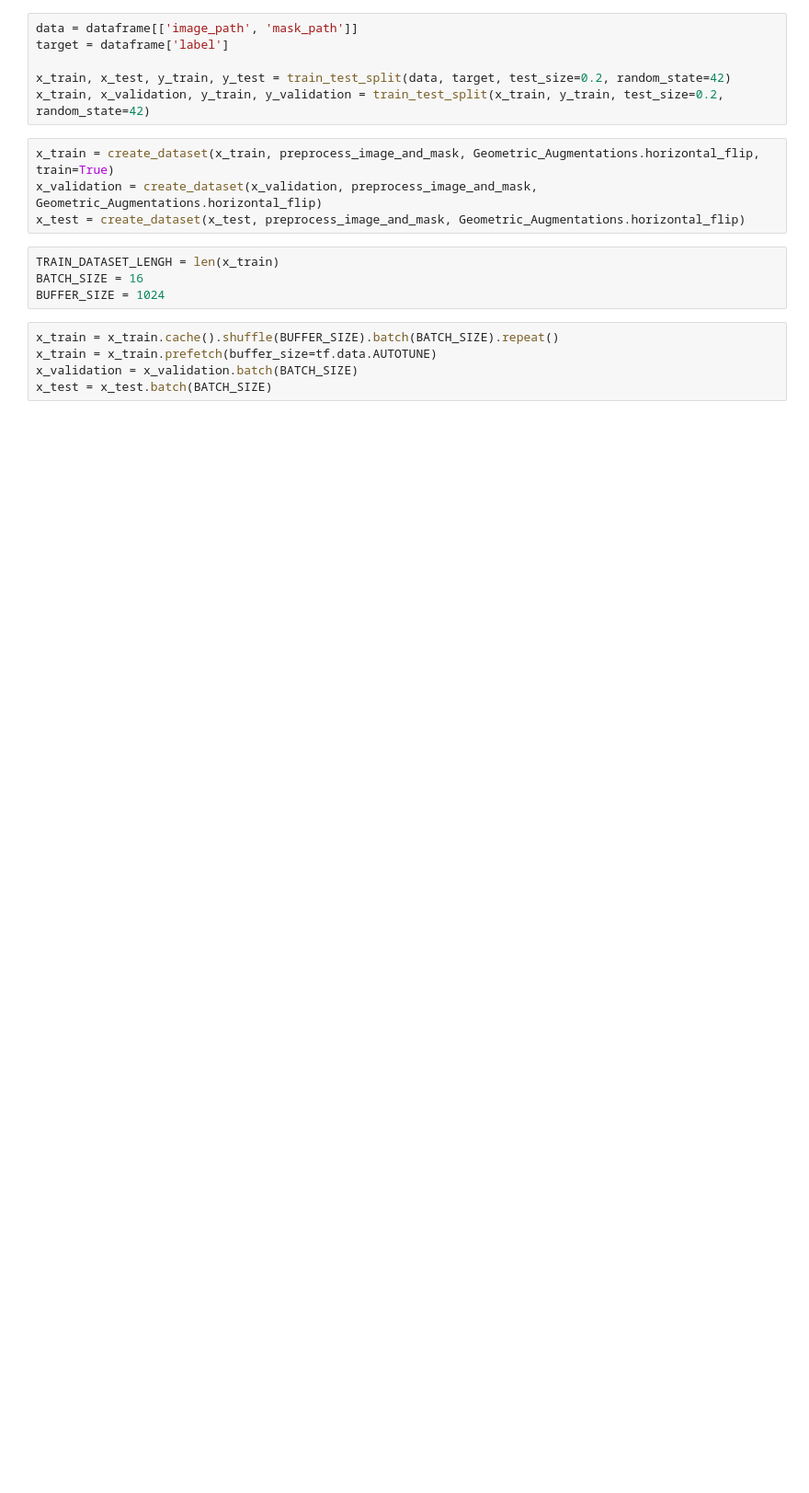
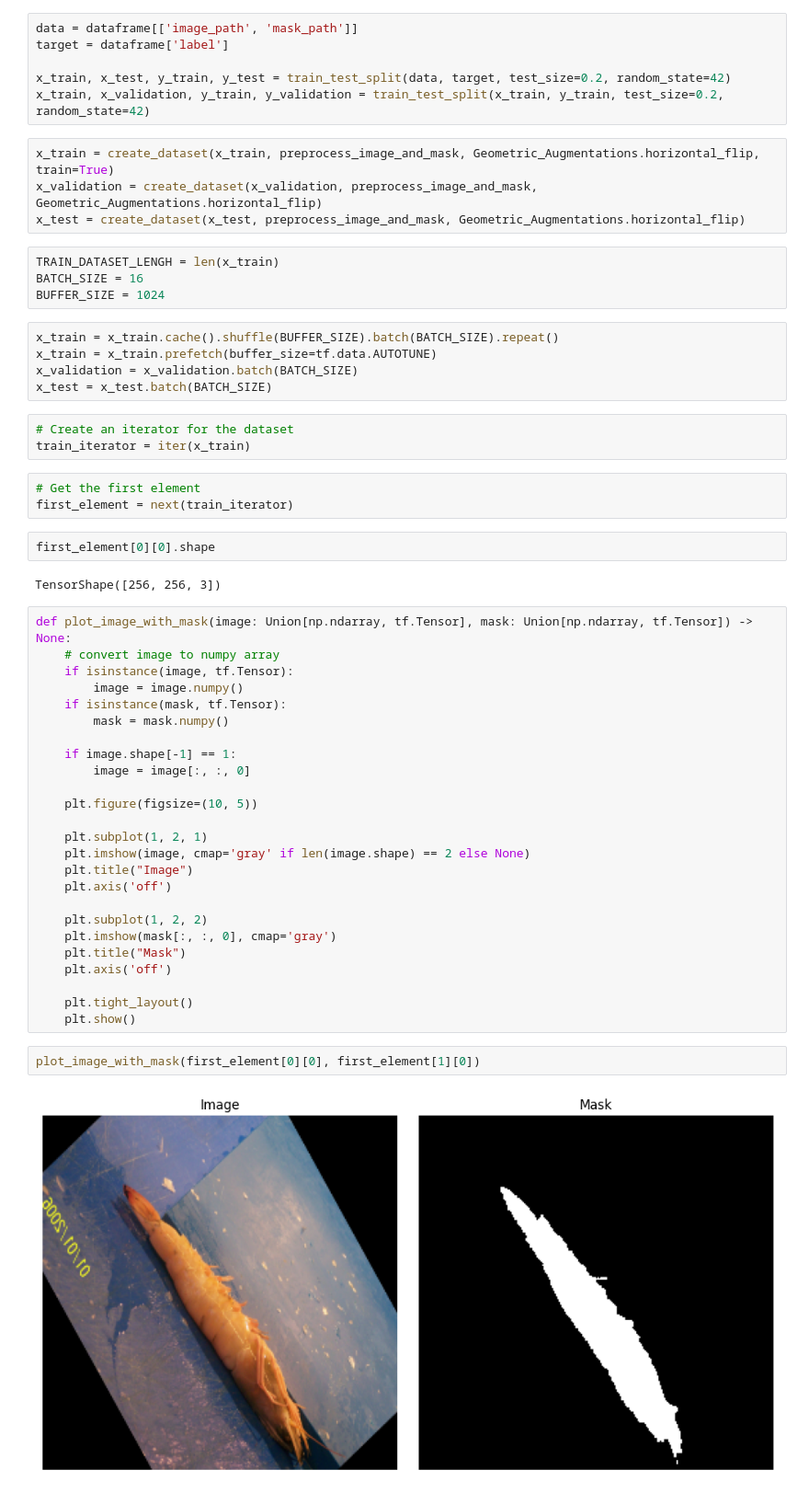
Before and after one commit to amirhosein-ziaei/Semantic_Segmentation_U-Net, a Jupyter notebook: Fish_Semantic_Segmentation_By_U-Net.ipynb, the cells around one changed output. Shown at 92% size. Cells and saved outputs as stored; diff of their text form; blank space fills up the shorter version.

Commit message:
add plot function with tensor type as input

```diff
--- a/Fish_Semantic_Segmentation_By_U-Net.ipynb
+++ b/Fish_Semantic_Segmentation_By_U-Net.ipynb
@@ -240,3 +240,42 @@ x_train = x_train.cache().shuffle(BUFFER_SIZE).batch(BATCH_SIZE).repeat()
 x_train = x_train.prefetch(buffer_size=tf.data.AUTOTUNE)
 x_validation = x_validation.batch(BATCH_SIZE)
 x_test = x_test.batch(BATCH_SIZE)
+# %%
+# Create an iterator for the dataset
+train_iterator = iter(x_train)
+# %%
+# Get the first element
+first_element = next(train_iterator)
+# %%
+first_element[0][0].shape
+# %% [output]
+TensorShape([256, 256, 3])
+# %%
+def plot_image_with_mask(image: Union[np.ndarray, tf.Tensor], mask: Union[np.ndarray, tf.Tensor]) -> None:
+    # convert image to numpy array
+    if isinstance(image, tf.Tensor):
+        image = image.numpy()
+    if isinstance(mask, tf.Tensor):
+        mask = mask.numpy()
+
+    if image.shape[-1] == 1:
+        image = image[:, :, 0]
+
+    plt.figure(figsize=(10, 5))
+
+    plt.subplot(1, 2, 1)
+    plt.imshow(image, cmap='gray' if len(image.shape) == 2 else None)
+    plt.title("Image")
+    plt.axis('off')
+
+    plt.subplot(1, 2, 2)
+    plt.imshow(mask[:, :, 0], cmap='gray')
+    plt.title("Mask")
+    plt.axis('off')
+
+    plt.tight_layout()
+    plt.show()
+# %%
+plot_image_with_mask(first_element[0][0], first_element[1][0])
+# %% [output]
+[figure, added]
```
Also changed, not shown: parts of 1 cell of this notebook.
